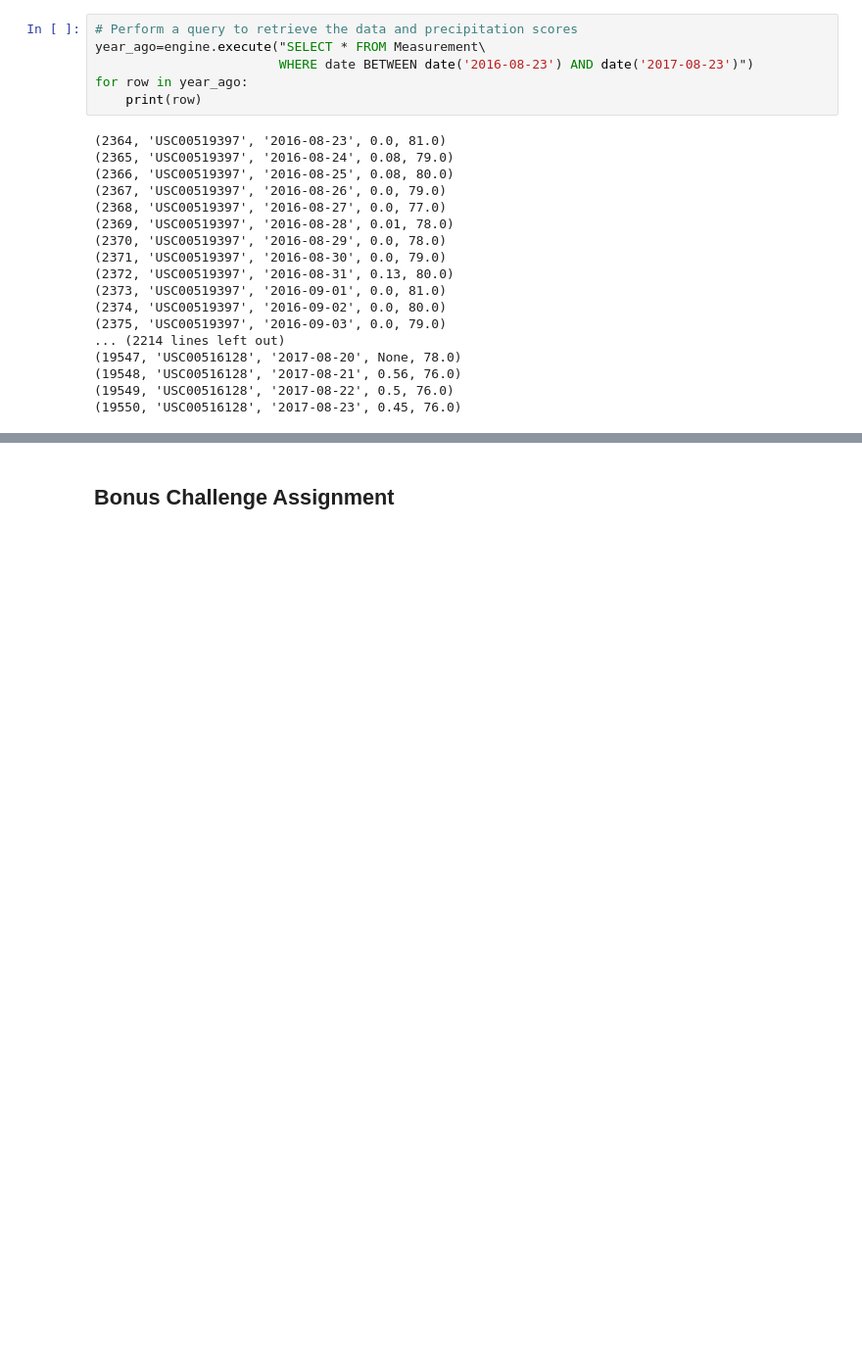
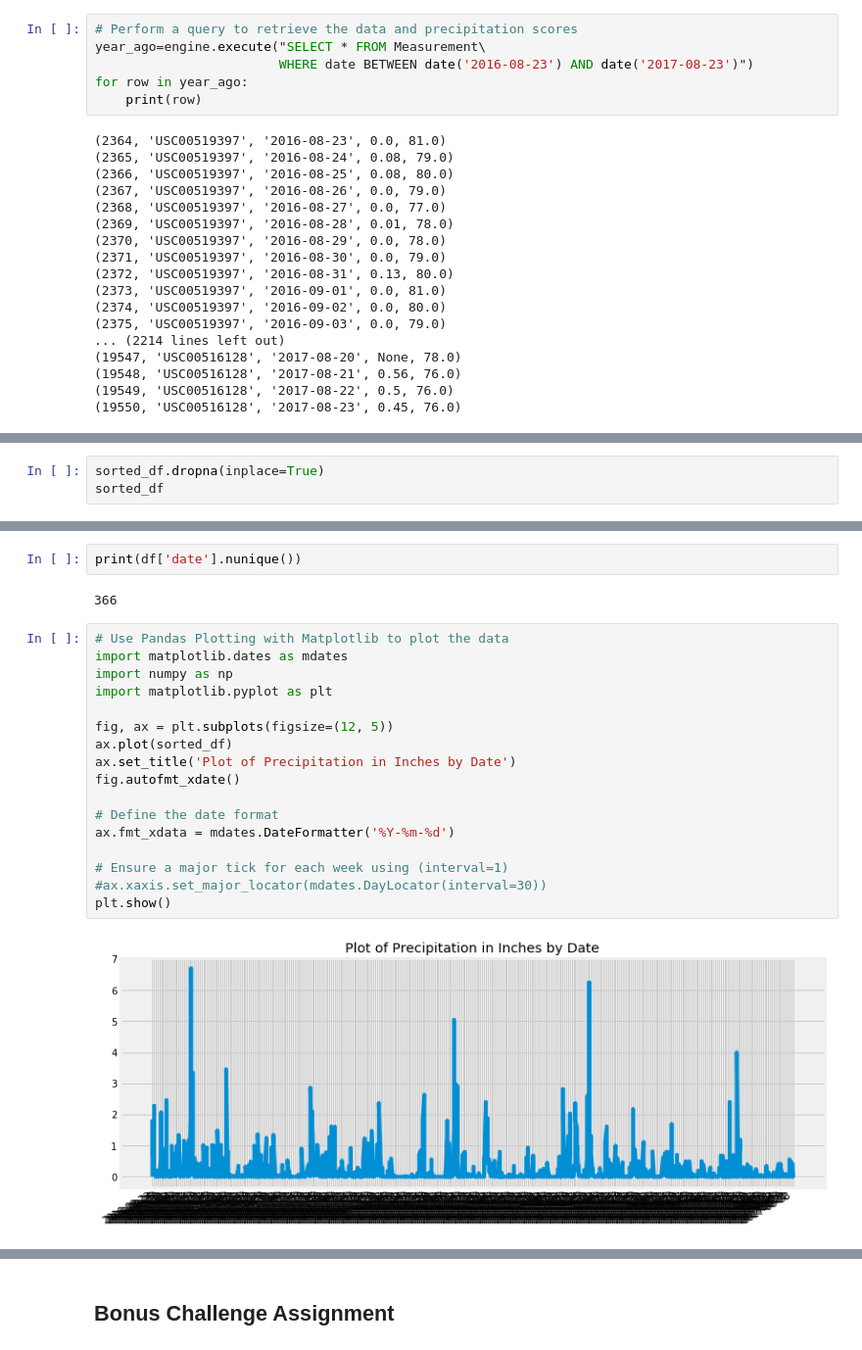
Before and after one commit to clemiblac/sqlalchemy-challenge, a Jupyter notebook: Case_Assignment/climate_starter.ipynb, the cells around one changed output, grey strips where cells are left out. Shown: that part at 98% size. Cells and saved outputs as stored; diff of their text form; blank space fills up the shorter version.

```diff
--- a/Case_Assignment/climate_starter.ipynb
+++ b/Case_Assignment/climate_starter.ipynb
@@ -145,0 +148,3 @@ results.set_index("date")
+# %%
+sorted_df.dropna(inplace=True)
+sorted_df
@@ -146,2 +166,25 @@ results.set_index("date")
+# %%
+print(df['date'].nunique())
+# %% [output]
+366
+# %%
+# Use Pandas Plotting with Matplotlib to plot the data
+import matplotlib.dates as mdates
+import numpy as np
+import matplotlib.pyplot as plt
+
+fig, ax = plt.subplots(figsize=(12, 5))
+ax.plot(sorted_df)
+ax.set_title('Plot of Precipitation in Inches by Date')
+fig.autofmt_xdate()
+
+# Define the date format
+ax.fmt_xdata = mdates.DateFormatter('%Y-%m-%d')
+
+# Ensure a major tick for each week using (interval=1)
+#ax.xaxis.set_major_locator(mdates.DayLocator(interval=30))
+plt.show()
+# %% [output]
+[figure, added]
 # %%
 # Use Pandas to calcualte the summary statistics for the precipitation data
```
Also changed, not shown: parts of 11 cells of this notebook.
